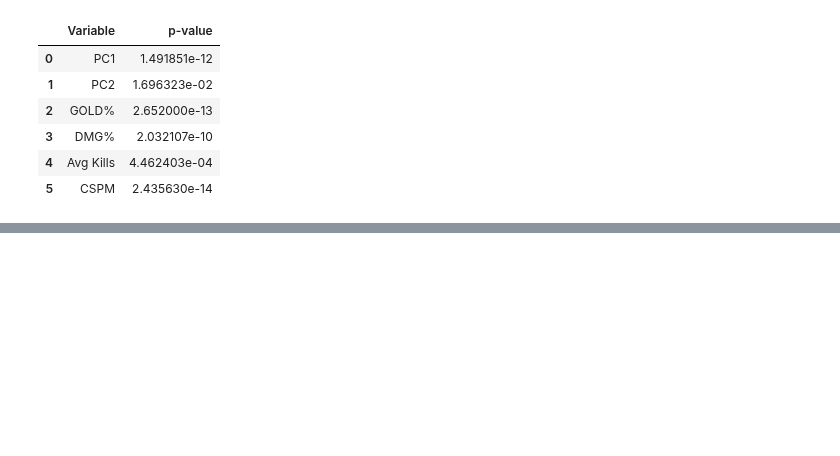
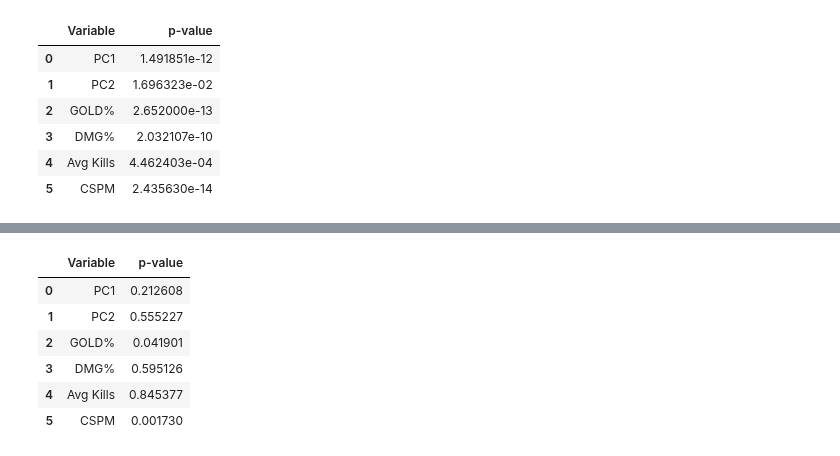
Before and after one commit to Joseph-Ano/League-of-Legends-dataset-visualization, a Jupyter notebook: S13 MCO1 Group8.ipynb, the cells around one changed output, grey strips where cells are left out. Saved outputs shown, nothing was run; the diff lists cells and outputs as text; code cells hidden in the pictures; blank space fills up the shorter version.

```diff
--- a/S13 MCO1 Group8.ipynb
+++ b/S13 MCO1 Group8.ipynb
@@ -931,0 +957,21 @@ kruskal_df
+# %%
+pc1_results = kruskal(top['PC1'], middle['PC1'], adc['PC1'])[1]
+pc2_results = kruskal(top['PC2'], middle['PC2'], adc['PC2'])[1]
+gold_results = kruskal(top['GOLD%'], middle['GOLD%'], adc['GOLD%'])[1]
+dmg_results = kruskal(top['DMG%'], middle['DMG%'], adc['DMG%'])[1]
+avgKills_results = kruskal(top['Avg Kills'], middle['Avg Kills'], adc['Avg Kills'])[1]
+cspm_results = kruskal(top['CSPM'], middle['CSPM'], adc['CSPM'])[1]
+
+data = [['PC1', pc1_results], ['PC2', pc2_results], ['GOLD%', gold_results], ['DMG%', dmg_results], ['Avg Kills', avgKills_results], ['CSPM', cspm_results]]
+
+kruskal_df = pd.DataFrame(data, columns = ['Variable', 'p-value'])
+
+kruskal_df
+# %% [output]
+|  | Variable | p-value |
+| 0 | PC1 | 0.212608 |
+| 1 | PC2 | 0.555227 |
+| 2 | GOLD% | 0.041901 |
+| 3 | DMG% | 0.595126 |
+| 4 | Avg Kills | 0.845377 |
+| 5 | CSPM | 0.001730 |
```
Also changed, not shown: parts of 13 cells of this notebook.
